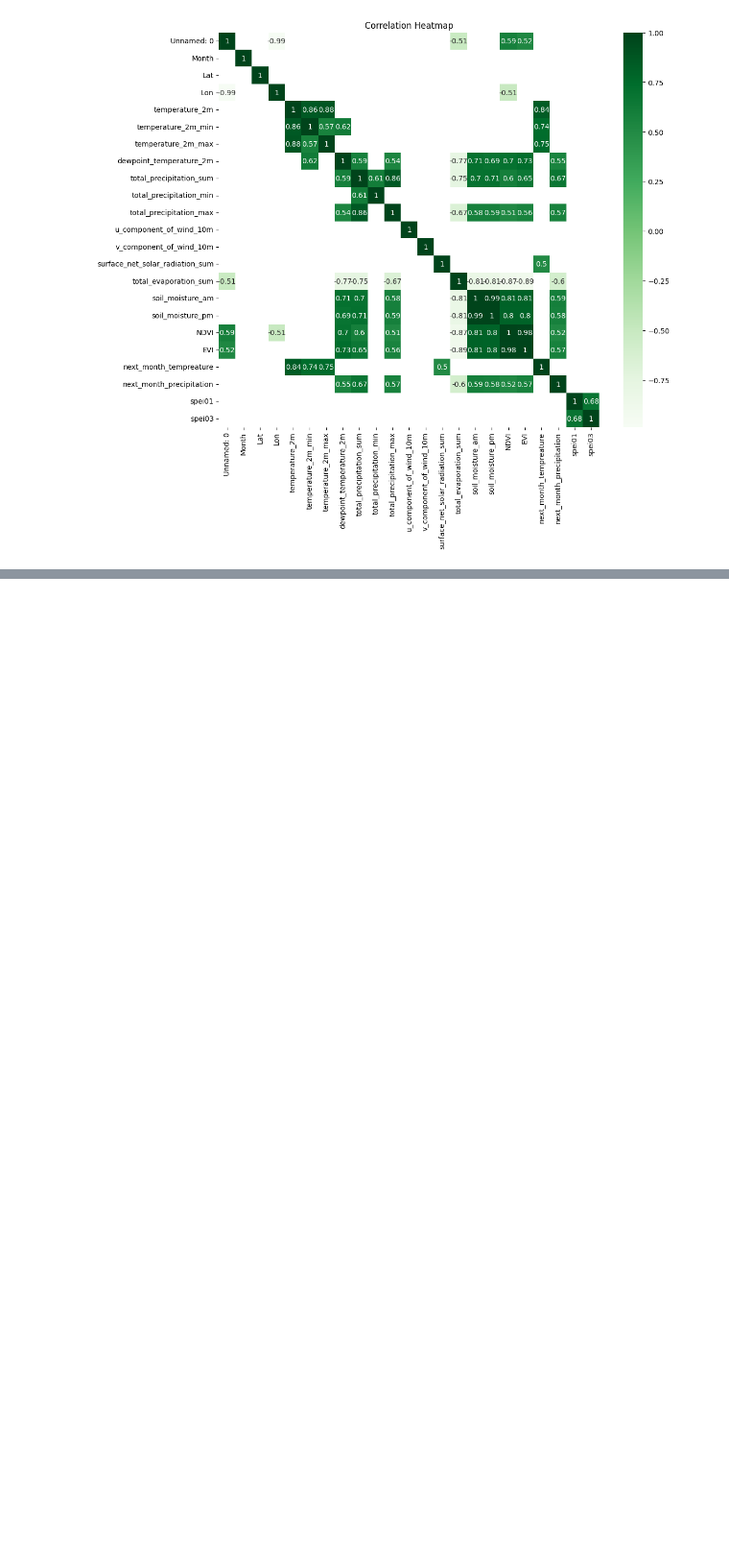
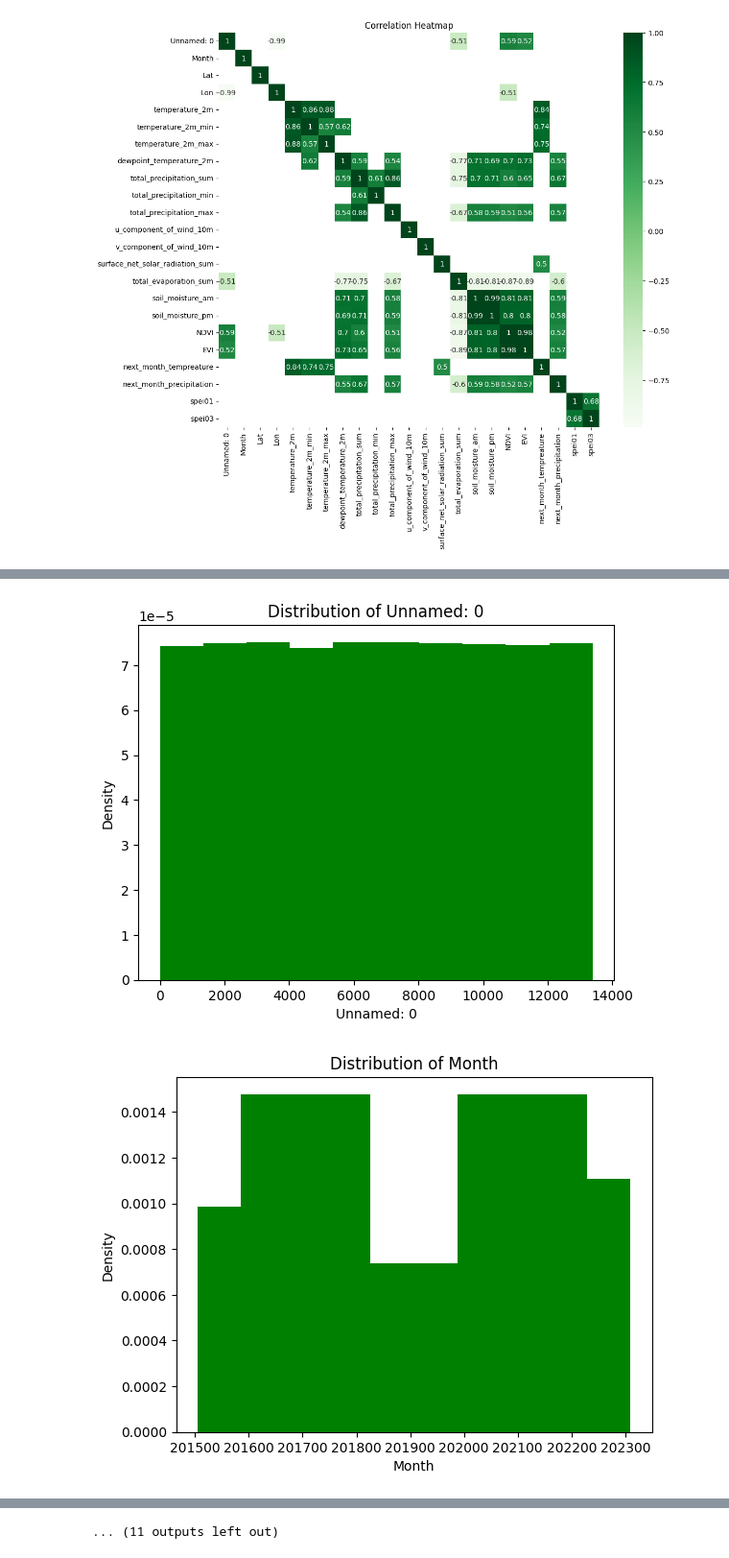
Before and after one commit to RoyZhaoGA/DroughtForecastAI, a Jupyter notebook: DroughtPrediction.ipynb, the cells around one changed output, grey strips where cells are left out. Shown at 96% size. Drawn from its saved outputs; the diff is of its cells as text; code cells hidden in the pictures; blank space fills up the shorter version.

```diff
--- a/DroughtPrediction.ipynb
+++ b/DroughtPrediction.ipynb
@@ -102,0 +110,14 @@ plt.show()
+# %%
+column_list = dataset.columns.values.tolist()
+
+for col_name in column_list:
+    plt.figure()
+    plt.hist(dataset[col_name], density = True, color = 'green')
+    x_name = col_name
+    plt.xlabel(x_name)
+    y_name = 'Density'
+    plt.ylabel(y_name)
+    plt.title('Distribution of {x_name}'.format(x_name=x_name))
+# %% [output]
+[figure, added]
+[figure, added]
@@ -102,0 +134 @@ plt.show()
+... (11 outputs left out)
```
Also changed, not shown: parts of 10 cells of this notebook.
